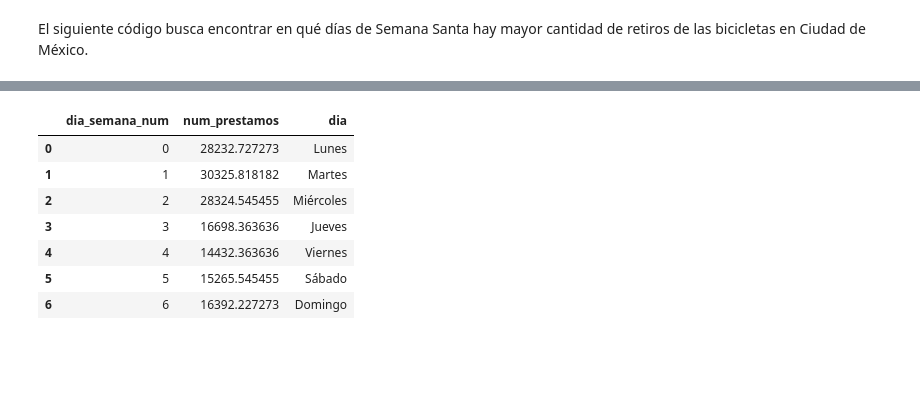
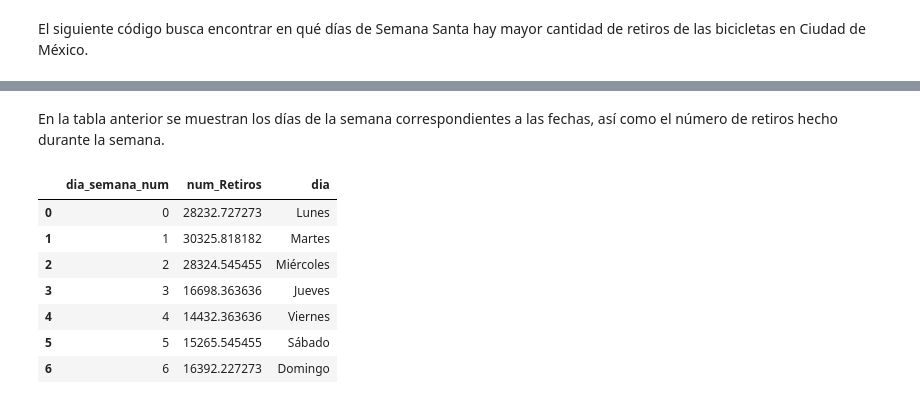
Before and after one commit to Ari-Castellanos/Proyecto-1-Seminario-2, a Jupyter notebook: DiaMayorRetiro.ipynb, the cells around one changed output, grey strips where cells are left out. Cells and saved outputs as stored; diff of their text form; code cells hidden in the pictures; blank space fills up the shorter version.

```diff
--- a/DiaMayorRetiro.ipynb
+++ b/DiaMayorRetiro.ipynb
@@ -123,8 +119,0 @@ def agrupar_por_dia(df):
-# %%
-df1=agrupar_por_dia(df)
-df1["año"] = df1["Fecha_Retiro"].dt.year
-df1["mes"] = df1["Fecha_Retiro"].dt.month
-df1["dia"] = df1["Fecha_Retiro"].dt.day
-df1["dia_semana"] = df1["Fecha_Retiro"].dt.day_name()
-df1["dia_semana_num"] = df1["Fecha_Retiro"].dt.weekday
-df1
@@ -237,29 +239,21 @@ df_diario
 | 86 | 2025-04-19 | 35250 | Saturday | 5 |
 | 87 | 2025-04-20 | 40017 | Sunday | 6 |
 88 rows × 4 columns
+# %% [markdown]
+En la tabla anterior se muestran los días de la semana correspondientes a las fechas, así como el número de retiros hecho durante la semana.
 # %%
-def patron_semanal(df_diario):
-
-    patron = (
-        df_diario.groupby("dia_semana_num")["num_prestamos"]
-        .mean()
-        .reset_index()
-    )
-
-    dias = ["Lunes","Martes","Miércoles","Jueves","Viernes","Sábado","Domingo"]
-    patron["dia"] = patron["dia_semana_num"].apply(lambda x: dias[x])
-
-    return patron.sort_values("dia_semana_num")
+SemanaSanta = (df_diario.groupby("dia_semana_num")["num_Retiros"].mean().reset_index())
+dias = ["Lunes","Martes","Miércoles","Jueves","Viernes","Sábado","Domingo"]
+SemanaSanta["dia"] = patron["dia_semana_num"].apply(lambda x: dias[x])
+SemanaSanta=SemanaSanta.sort_values("dia_semana_num")
+SemanaSanta
+# %% [output]
+|  | dia_semana_num | num_Retiros | dia |
+| 0 | 0 | 28232.727273 | Lunes |
+| 1 | 1 | 30325.818182 | Martes |
+| 2 | 2 | 28324.545455 | Miércoles |
+| 3 | 3 | 16698.363636 | Jueves |
+| 4 | 4 | 14432.363636 | Viernes |
+| 5 | 5 | 15265.545455 | Sábado |
+| 6 | 6 | 16392.227273 | Domingo |
-# %%
-patron=patron_semanal(df_diario)
-patron
-# %% [output]
-|  | dia_semana_num | num_prestamos | dia |
-| 0 | 0 | 28232.727273 | Lunes |
-| 1 | 1 | 30325.818182 | Martes |
-| 2 | 2 | 28324.545455 | Miércoles |
-| 3 | 3 | 16698.363636 | Jueves |
-| 4 | 4 | 14432.363636 | Viernes |
-| 5 | 5 | 15265.545455 | Sábado |
-| 6 | 6 | 16392.227273 | Domingo |
 # %%
```
Also changed, not shown: parts of 17 cells of this notebook.
